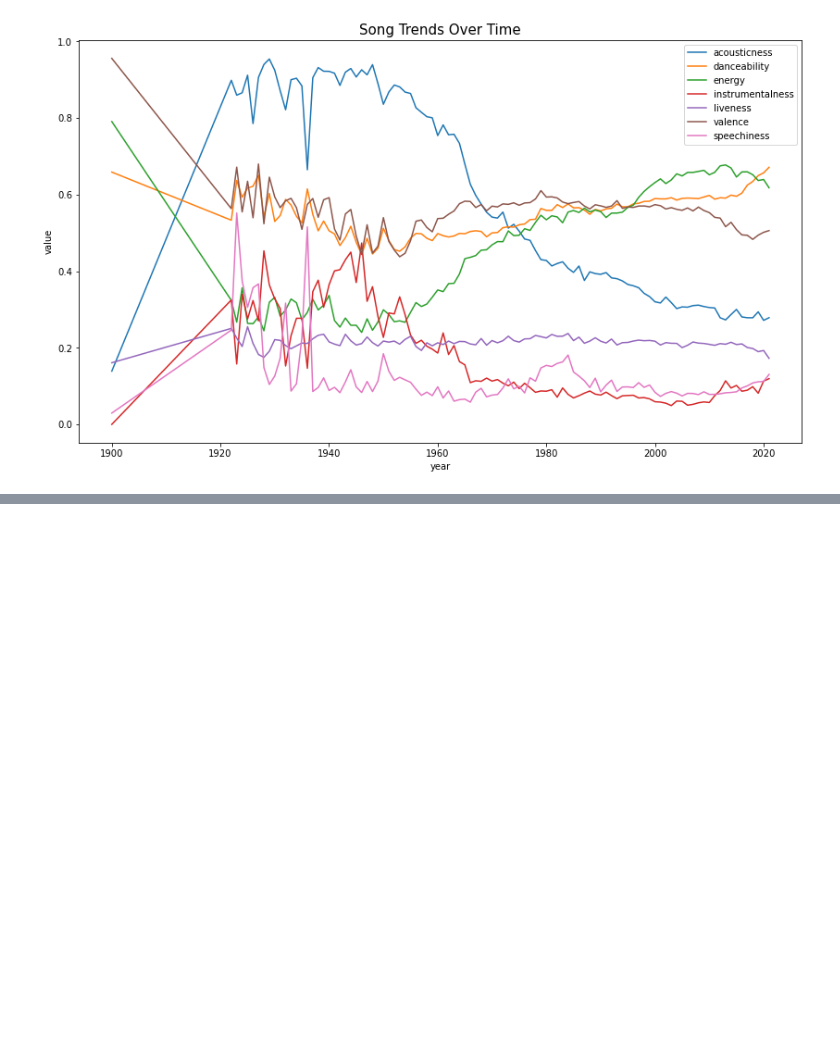
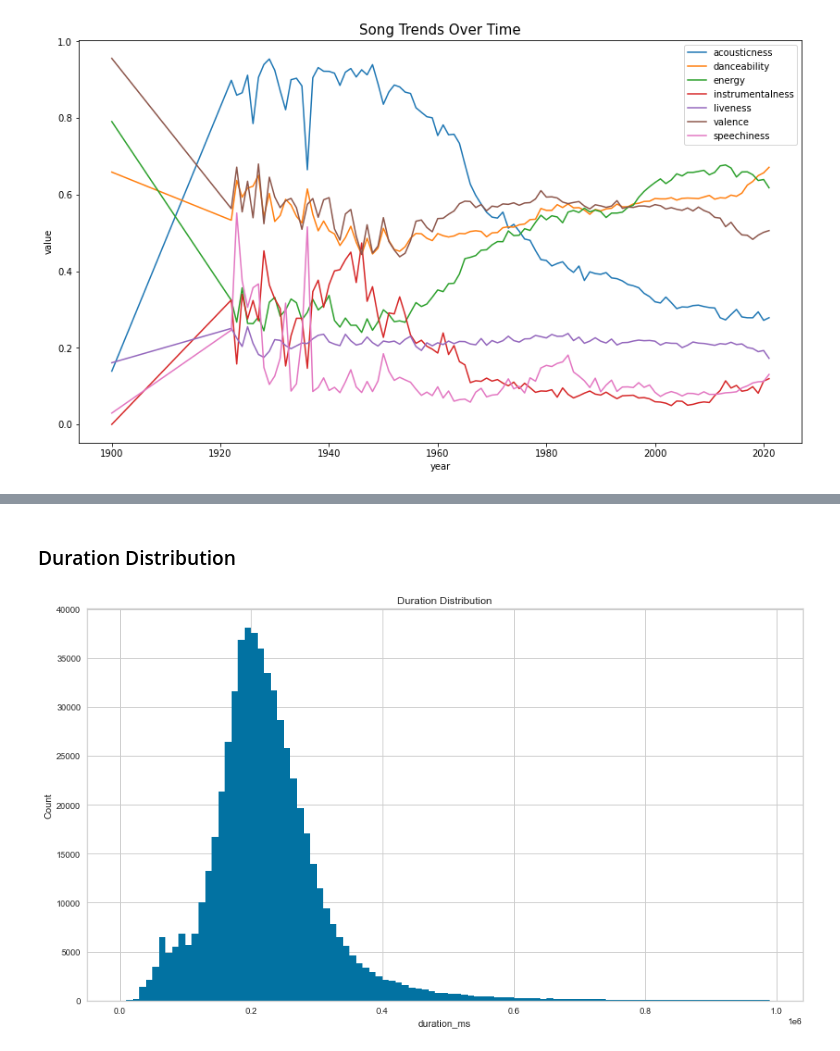
Before and after one commit to ghPRao/spotify_recommender, a Jupyter notebook: notebooks/spotify_eda.ipynb, the cells around one changed output, grey strips where cells are left out. Saved outputs shown, nothing was run; the diff lists cells and outputs as text; code cells hidden in the pictures; blank space fills up the shorter version.

```diff
--- a/notebooks/spotify_eda.ipynb
+++ b/notebooks/spotify_eda.ipynb
@@ -310,0 +381,13 @@ plt.legend(lines)
+# %% [markdown]
+### Duration Distribution
+# %%
+bins = np.arange(0, 1000000, 10000)
+
+plt.figure(figsize=[14.70, 8.27])
+plt.hist(data = df_tracks, x = 'duration_ms', bins = bins)
+plt.title('Duration Distribution')
+plt.xlabel('duration_ms')
+plt.ylabel('Count')
+plt.show()
+# %% [output]
+[figure, added]
```
Also changed, not shown: parts of 23 cells of this notebook.
